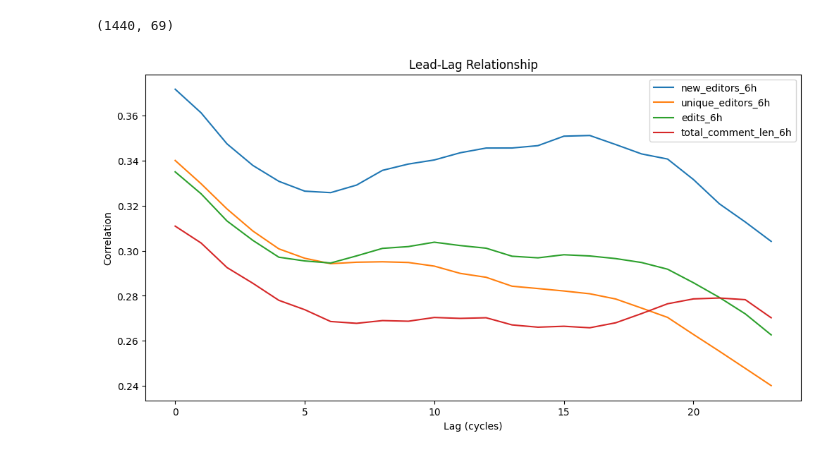
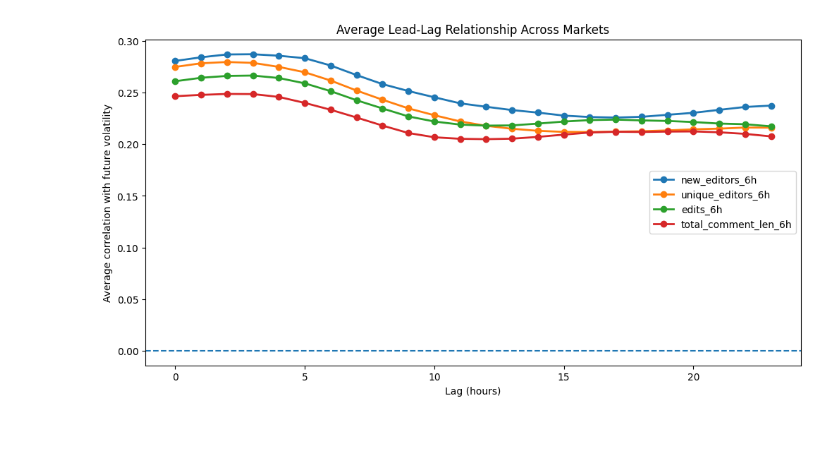
Before and after one commit to tallywiesenberg/thinking-bee, a Jupyter notebook: src/main.ipynb, the cells around one changed output. Cells and saved outputs as stored; diff of their text form; code cells hidden in the pictures.

```diff
--- a/src/main.ipynb
+++ b/src/main.ipynb
@@ -230,0 +234,4 @@ ImportError: cannot import name 'get_event_slugs' from 'poly_utils' (/Users/tall
+# %%
+panel_df = pd.concat(market_dfs, ignore_index=True)
+print(panel_df.shape)
+panel_df.head()
@@ -340,4 +425,0 @@ for w in windows:
-# %%
-df.shape
-# %% [output]
-(1440, 69)
@@ -366,31 +426,57 @@ def plot_rolling_delta(col1: str, col2: str):
 # %%
-corrs = []
-df["target"] = df["volatility_6h"].shift(-1)
-for lag in range(0, 24):
-    shifted = df["new_editors_6h"].shift(lag)
-    corr = shifted.corr(df["target"])
-    corrs.append(corr)
+import matplotlib.pyplot as plt
+import pandas as pd
+import numpy as np
 
-import matplotlib.pyplot as plt
+# remove duplicate columns if repeated feature cells created them
+df = df.loc[:, ~df.columns.duplicated()].copy()
+
+features_to_plot = [
+    "new_editors_6h",
+    "unique_editors_6h",
+    "edits_6h",
+    "total_comment_len_6h",
+]
+
+max_lag = 24
 
 plt.figure(figsize=(12, 6))
-plt.plot(range(24), corrs, label="new_editors_6h")
 
-for col in ["unique_editors_6h", "edits_6h", "total_comment_len_6h"]:
-    corrs_col = []
-    for lag in range(0, 24):
-        shifted = df[col].shift(lag)
-        corr = shifted.corr(df["target"])
-        corrs_col.append(corr)
-    plt.plot(range(24), corrs_col, label=col)
+for feature in features_to_plot:
+    market_corrs = {}
 
+    for slug, g in df.groupby("market_slug"):
+        g = g.sort_values("timestamp").copy()
+
+        target = g["volatility_6h"].shift(-1)
+
+        corrs = []
+        for lag in range(max_lag):
+            x = g[feature].shift(lag)
+            corrs.append(x.corr(target))
+
+        market_corrs[slug] = corrs
+
+    corr_df = pd.DataFrame(market_corrs)
+
+    avg_corr = corr_df.mean(axis=1)
+
+    plt.plot(
+        range(max_lag),
+        avg_corr,
+        marker="o",
+        linewidth=2,
+        label=feature
+    )
+
+plt.axhline(0, linestyle="--")
+plt.xlabel("Lag (hours)")
+plt.ylabel("Average correlation with future volatility")
+plt.title("Average Lead-Lag Relationship Across Markets")
 plt.legend()
-plt.xlabel("Lag (cycles)")
-plt.ylabel("Correlation")
-plt.title("Lead-Lag Relationship")
 plt.show()
 # %% [output]
-[figure, old version]
+[figure, new version]
 # %%
 import numpy as np
 import pandas as pd
```
Also changed, not shown: parts of 12 cells of this notebook, 1 other file.
